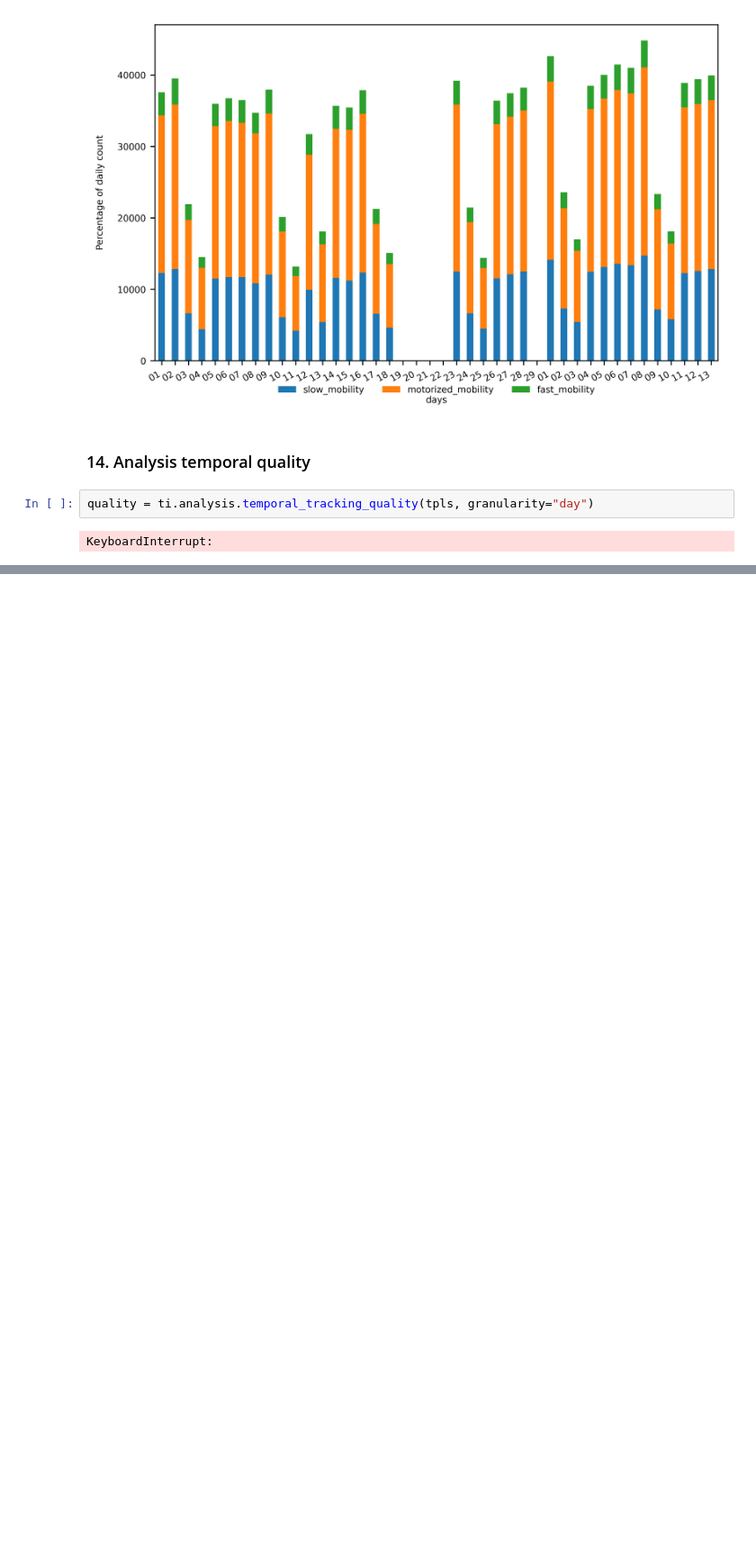
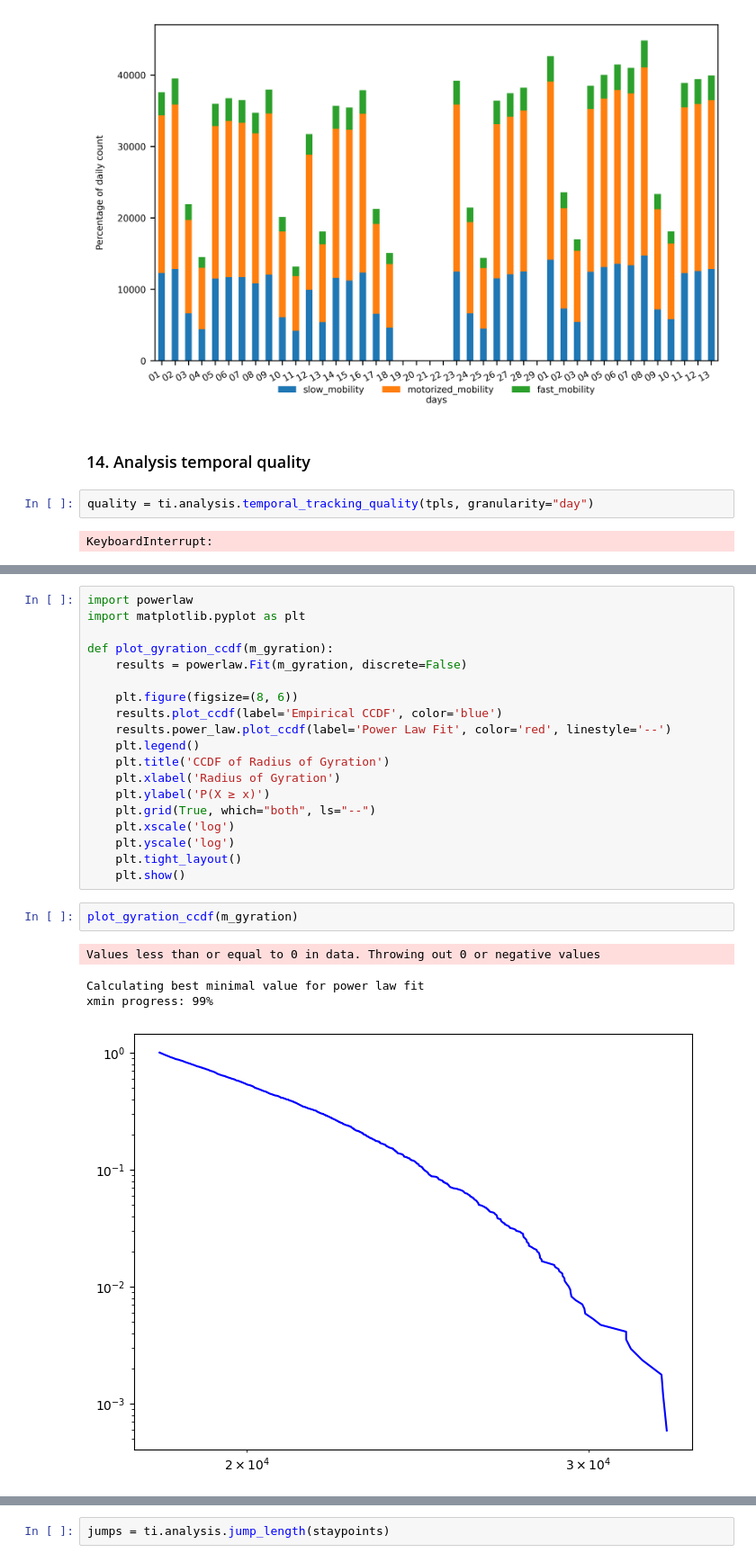
Before and after one commit to kfilonchik/mobility4py, a Jupyter notebook: staypoints-trackintel.ipynb, the cells around one changed output, grey strips where cells are left out. Shown at 90% size. Saved outputs shown, nothing was run; the diff lists cells and outputs as text; blank space fills up the shorter version.

```diff
--- a/staypoints-trackintel.ipynb
+++ b/staypoints-trackintel.ipynb
@@ -560,0 +887,26 @@ KeyboardInterrupt:
+# %%
+import powerlaw
+import matplotlib.pyplot as plt
+
+def plot_gyration_ccdf(m_gyration):
+    results = powerlaw.Fit(m_gyration, discrete=False)
+
+    plt.figure(figsize=(8, 6))
+    results.plot_ccdf(label='Empirical CCDF', color='blue')
+    results.power_law.plot_ccdf(label='Power Law Fit', color='red', linestyle='--')
+    plt.legend()
+    plt.title('CCDF of Radius of Gyration')
+    plt.xlabel('Radius of Gyration')
+    plt.ylabel('P(X ≥ x)')
+    plt.grid(True, which="both", ls="--")
+    plt.xscale('log')
+    plt.yscale('log')
+    plt.tight_layout()
+    plt.show()
+# %%
+plot_gyration_ccdf(m_gyration)
+# %% [output]
+Values less than or equal to 0 in data. Throwing out 0 or negative values
+Calculating best minimal value for power law fit
+xmin progress: 99%
+[figure, added]
@@ -560,0 +914,2 @@ KeyboardInterrupt:
+# %%
+jumps = ti.analysis.jump_length(staypoints)
```
Also changed, not shown: parts of 58 cells of this notebook, 13 other files.
